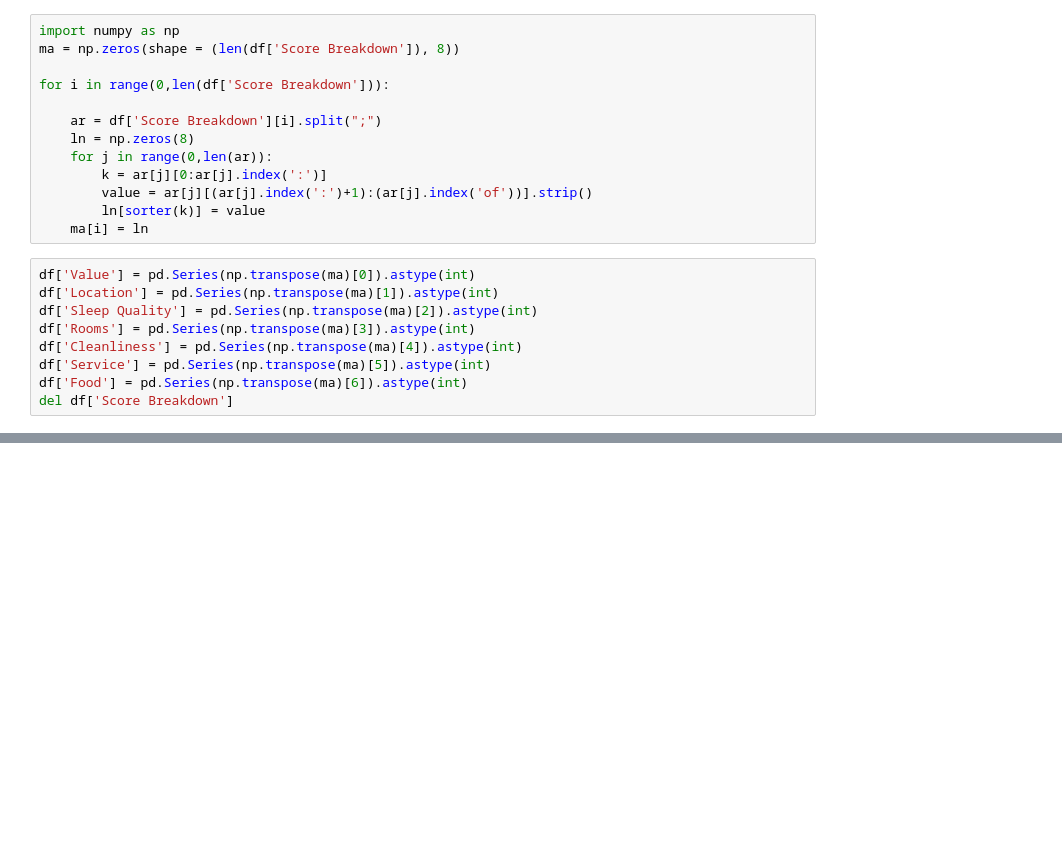
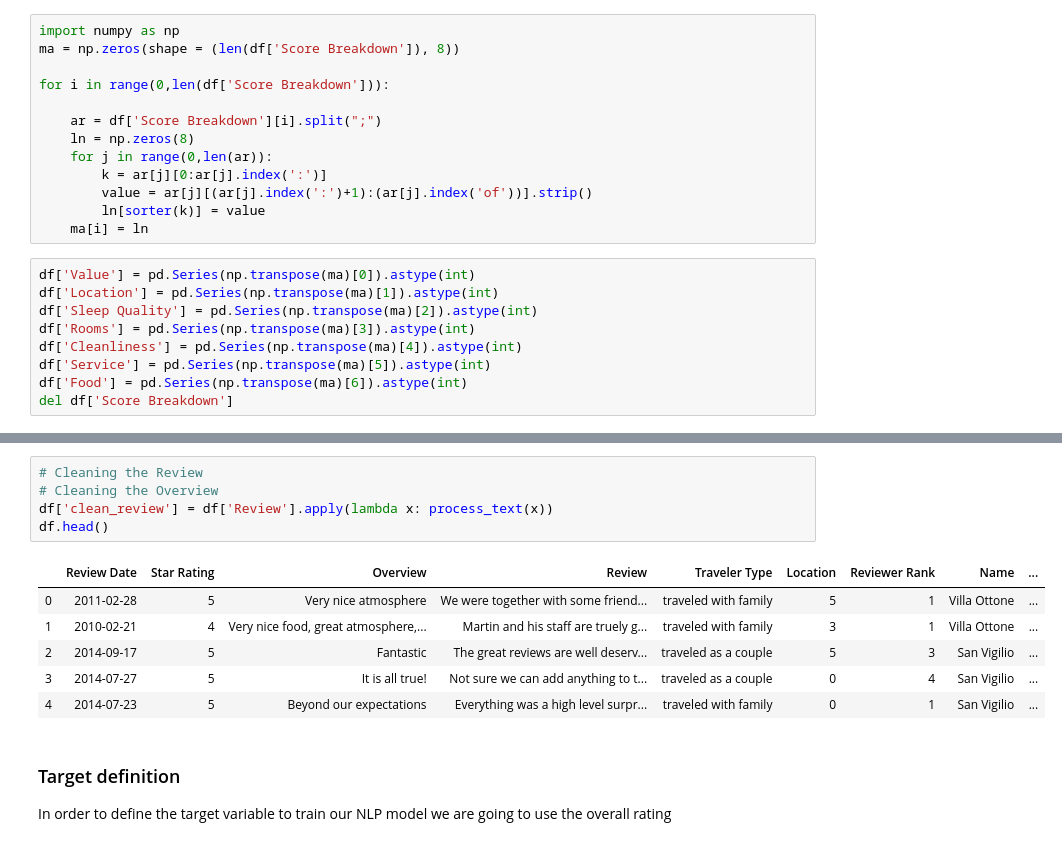
Before and after one commit to PokeRisotto/Hotel-reviews-NLP, a Jupyter notebook: Hotel-reviews-NLP.ipynb, the cells around one changed output, grey strips where cells are left out. Drawn from its saved outputs; the diff is of its cells as text; blank space fills up the shorter version.

```diff
--- a/Hotel-reviews-NLP.ipynb
+++ b/Hotel-reviews-NLP.ipynb
@@ -164,0 +258,15 @@ del df['Score Breakdown']
+# %%
+# Cleaning the Review
+# Cleaning the Overview
+df['clean_review'] = df['Review'].apply(lambda x: process_text(x))
+df.head()
+# %% [output]
+|  | Review Date | Star Rating | Overview | Review | Traveler Type | Location | Reviewer Rank | Name | ... |
+| 0 | 2011-02-28 | 5 | Very nice atmosphere | We were together with some friend... | traveled with family | 5 | 1 | Villa Ottone | ... |
+| 1 | 2010-02-21 | 4 | Very nice food, great atmosphere,... | Martin and his staff are truely g... | traveled with family | 3 | 1 | Villa Ottone | ... |
+| 2 | 2014-09-17 | 5 | Fantastic | The great reviews are well deserv... | traveled as a couple | 5 | 3 | San Vigilio | ... |
+| 3 | 2014-07-27 | 5 | It is all true! | Not sure we can add anything to t... | traveled as a couple | 0 | 4 | San Vigilio | ... |
+| 4 | 2014-07-23 | 5 | Beyond our expectations | Everything was a high level surpr... | traveled with family | 0 | 1 | San Vigilio | ... |
+# %% [markdown]
+### Target definition
+In order to define the target variable to train our NLP model we are going to use the overall rating
```
Also changed, not shown: parts of 15 cells of this notebook, 1 other file.
